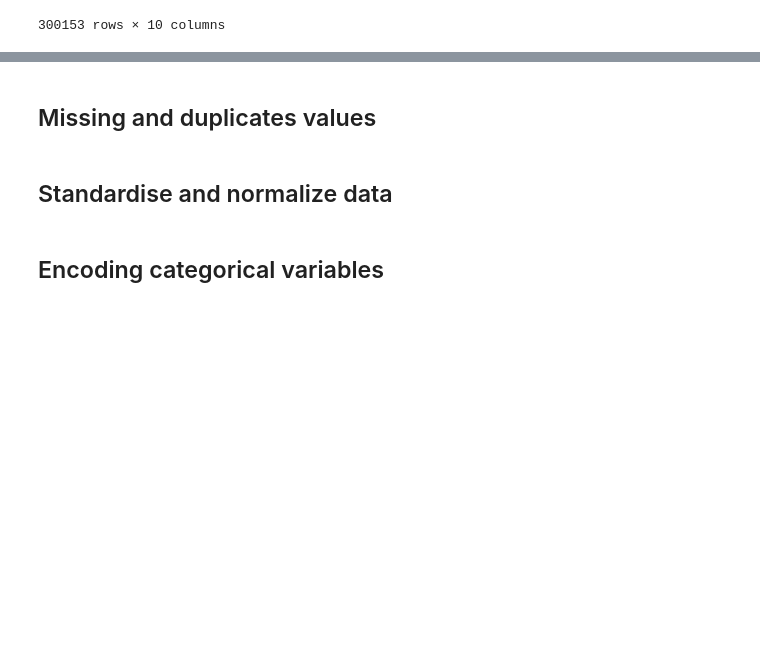
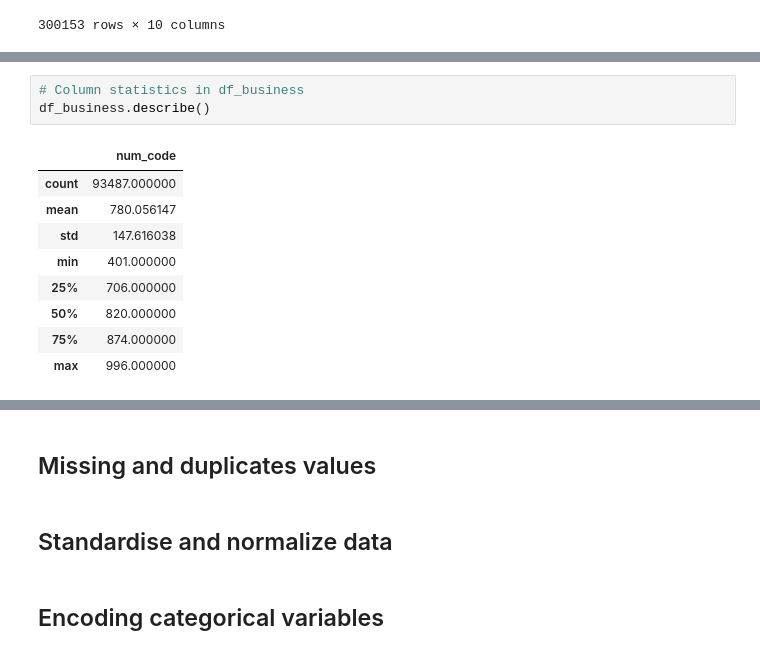
Before and after one commit to Pyame/Flight-Price-Prediction, a Jupyter notebook: main.ipynb, the cells around one changed output, grey strips where cells are left out. Drawn from its saved outputs; the diff is of its cells as text; blank space fills up the shorter version.

```diff
--- a/main.ipynb
+++ b/main.ipynb
@@ -239,0 +271,13 @@ df_clean.drop(columns=['Unnamed: 0', 'flight'])
+# %%
+# Column statistics in df_business
+df_business.describe()
+# %% [output]
+|  | num_code |
+| count | 93487.000000 |
+| mean | 780.056147 |
+| std | 147.616038 |
+| min | 401.000000 |
+| 25% | 706.000000 |
+| 50% | 820.000000 |
+| 75% | 874.000000 |
+| max | 996.000000 |
```
Also changed, not shown: parts of 12 cells of this notebook.
